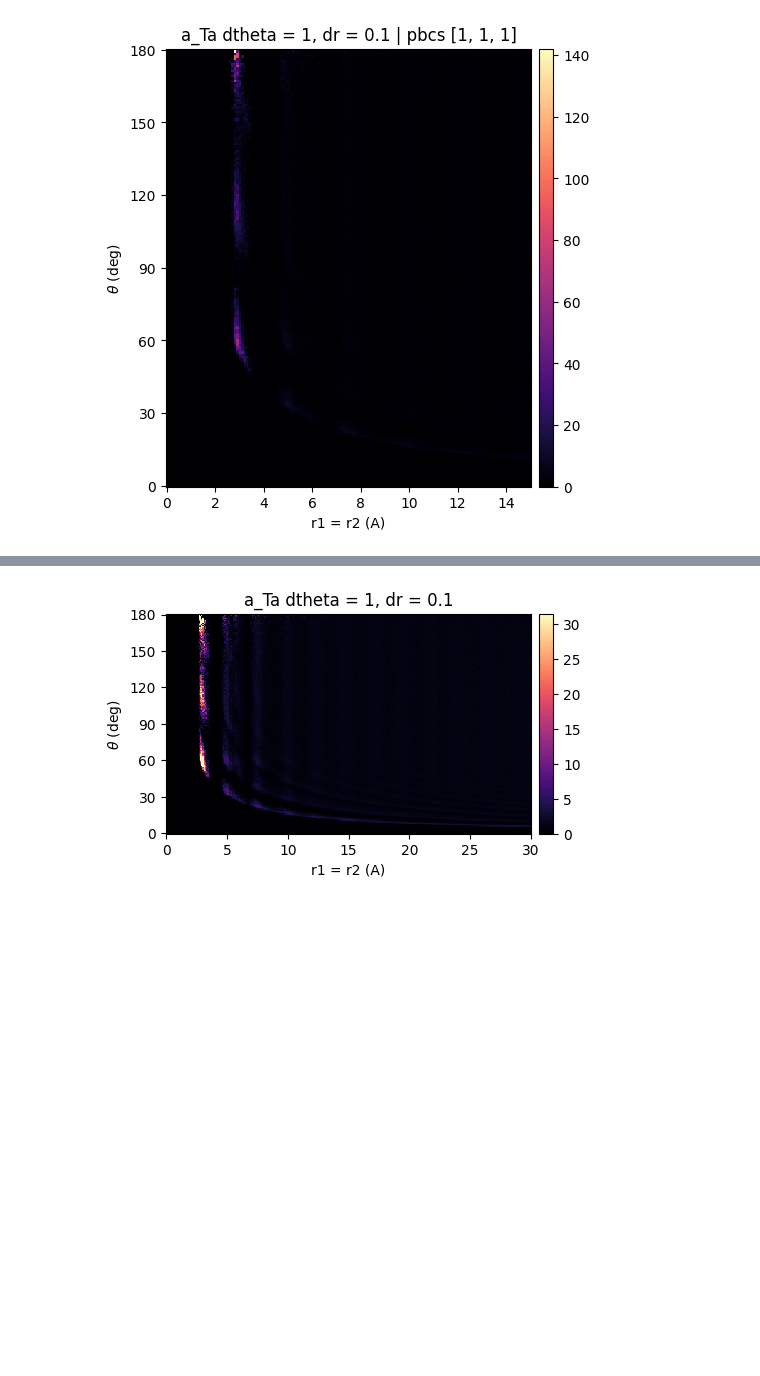
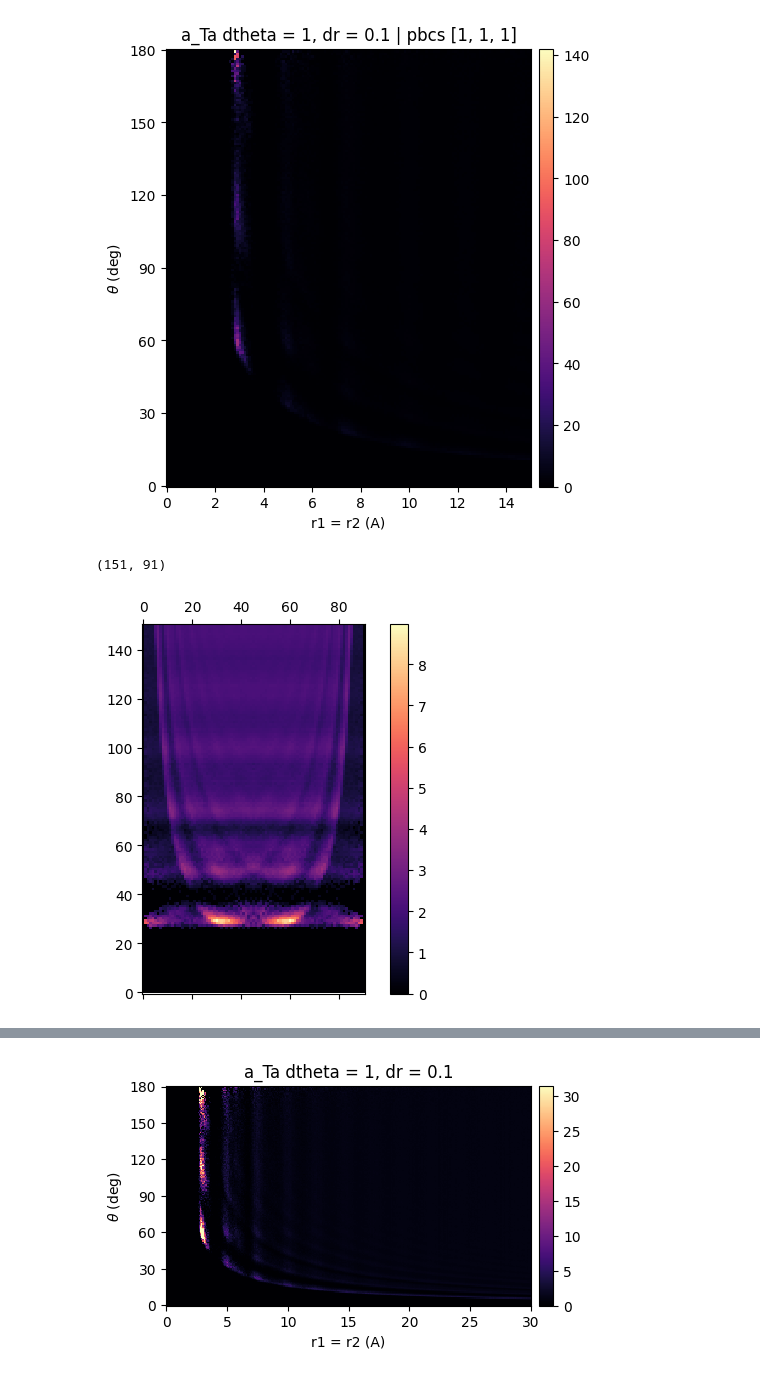
Before and after one commit to Art-MC/GAS, a Jupyter notebook: gas/PDFs/notebooks/PDF_3body_demo.ipynb, the cells around one changed output, grey strips where cells are left out. Saved outputs shown, nothing was run; the diff lists cells and outputs as text; code cells hidden in the pictures; blank space fills up the shorter version.

```diff
--- a/gas/PDFs/notebooks/PDF_3body_demo.ipynb
+++ b/gas/PDFs/notebooks/PDF_3body_demo.ipynb
@@ -76,7 +76,7 @@ total atoms: 1023999
 # though big batchsizes can slow it down with large rad
 
 dr = 0.1
-dtheta = 1
+dtheta = 2
 hist_r_max = 15 # 20
 batch_size = 32
 weight_subpixel = False # slower, just averaging between closest two pixels in r1, r2, theta
@@ -121,6 +121,22 @@ plot_r1r2_RDF3b(gr, dtheta, dr, cbar=True, vmax=50, title=f"{material} dtheta =
 [figure]
 [figure]
 [figure]
+# %%
+fig, ax = plt.subplots()
+
+gr_slice = np.array([gr[:,i,i] for i in range(gr.shape[1])])
+
+print(gr_slice.shape)
+
+disp = (gr_slice)**0.4
+# disp = np.log(1+gr_slice)
+disp = disp + disp[:,::-1]
+im = ax.matshow(disp, cmap='magma', origin='lower')
+plt.colorbar(im)
+plt.show()
+# %% [output]
+(151, 91)
+[figure, added]
 # %%
 # ~ 30 sec
 dr = 0.1
```
Also changed, not shown: parts of 2 cells of this notebook, 3 other files.
